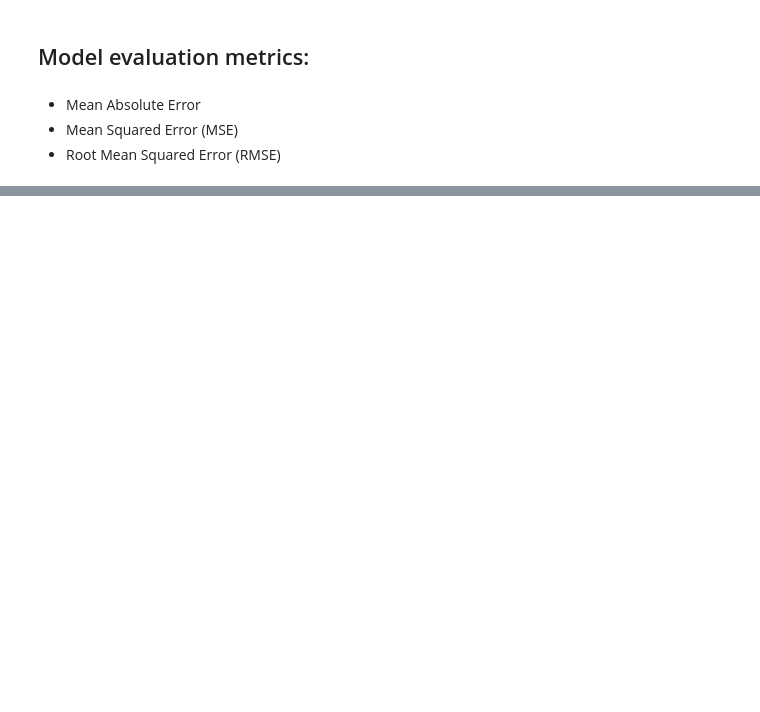
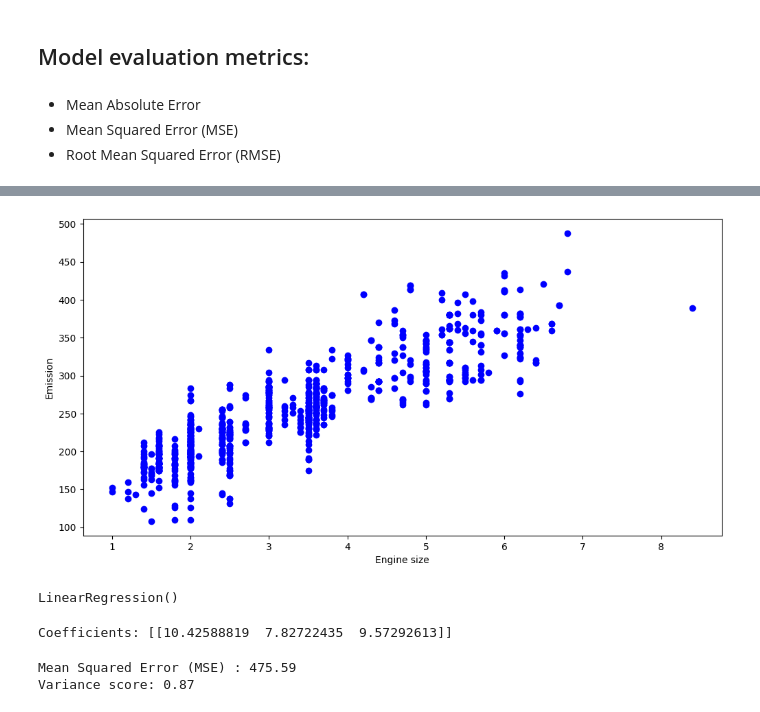
Before and after one commit to Nurbanuak/data.project, a Jupyter notebook: week-6/6-example.ipynb, the cells around one changed output, grey strips where cells are left out. Drawn from its saved outputs; the diff is of its cells as text; code cells hidden in the pictures; blank space fills up the shorter version.

```diff
--- a/week-6/6-example.ipynb
+++ b/week-6/6-example.ipynb
@@ -156,0 +275,38 @@ R2-score: 0.77
+# %%
+msk = np.random.rand(len(df)) < 0.8
+train = cdf[msk]
+test = cdf[~msk]
+# %%
+plt.scatter(train.ENGINESIZE, train.CO2EMISSIONS,  color='blue')
+plt.xlabel("Engine size")
+plt.ylabel("Emission")
+plt.show()
+# %% [output]
+[figure, added]
+# %%
+from sklearn import linear_model
+regr = linear_model.LinearRegression()
+x = np.asanyarray(train[['ENGINESIZE','CYLINDERS','FUELCONSUMPTION_COMB']])
+y = np.asanyarray(train[['CO2EMISSIONS']])
+
+regr.fit(x, y)
+# %% [output]
+LinearRegression()
+# %%
+print('Coefficients:', regr.coef_)
+# %% [output]
+Coefficients: [[10.42588819  7.82722435  9.57292613]]
+# %%
+# Prediction
+
+y_hat = regr.predict(np.asanyarray(test[['ENGINESIZE','CYLINDERS','FUELCONSUMPTION_COMB']]))
+x = np.asanyarray(test[['ENGINESIZE','CYLINDERS','FUELCONSUMPTION_COMB']])
+y = np.asanyarray(test[['CO2EMISSIONS']])
+
+print("Mean Squared Error (MSE) : %.2f"
+      % np.mean((y_hat - y) ** 2))
+
+print('Variance score: %.2f' % regr.score(x, y)) # explained variance, best score is 1.0
+# %% [output]
+Mean Squared Error (MSE) : 475.59
+Variance score: 0.87
```
Also changed, not shown: parts of 33 cells of this notebook.
